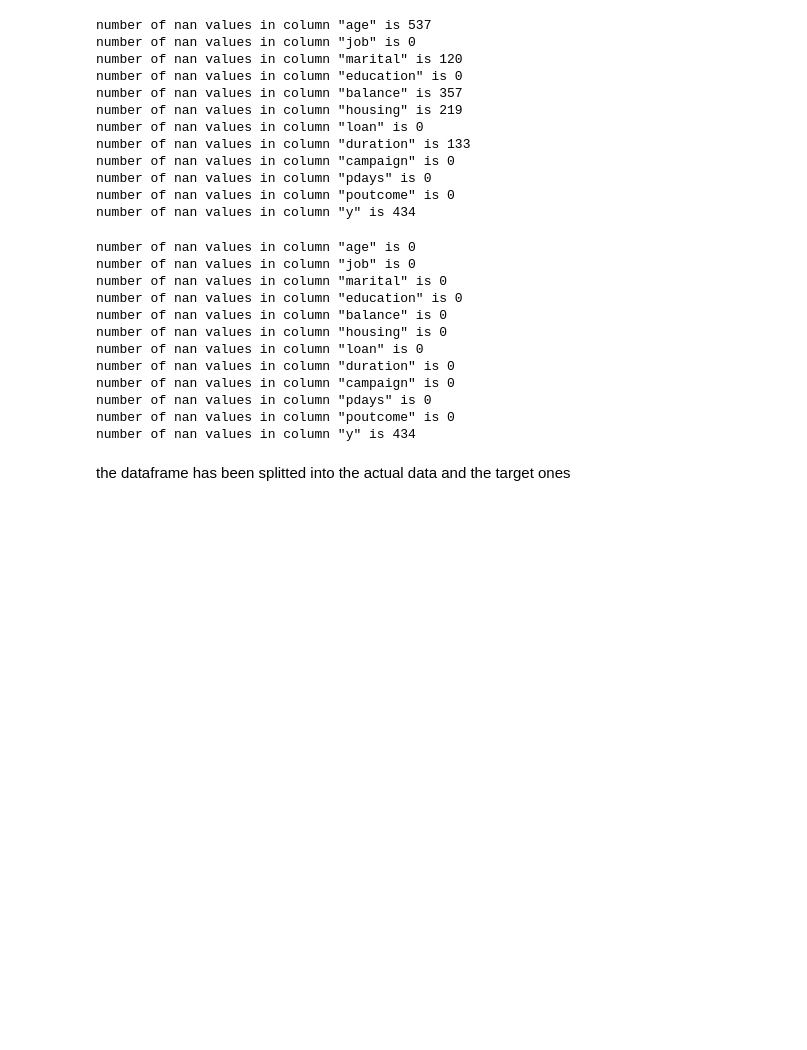
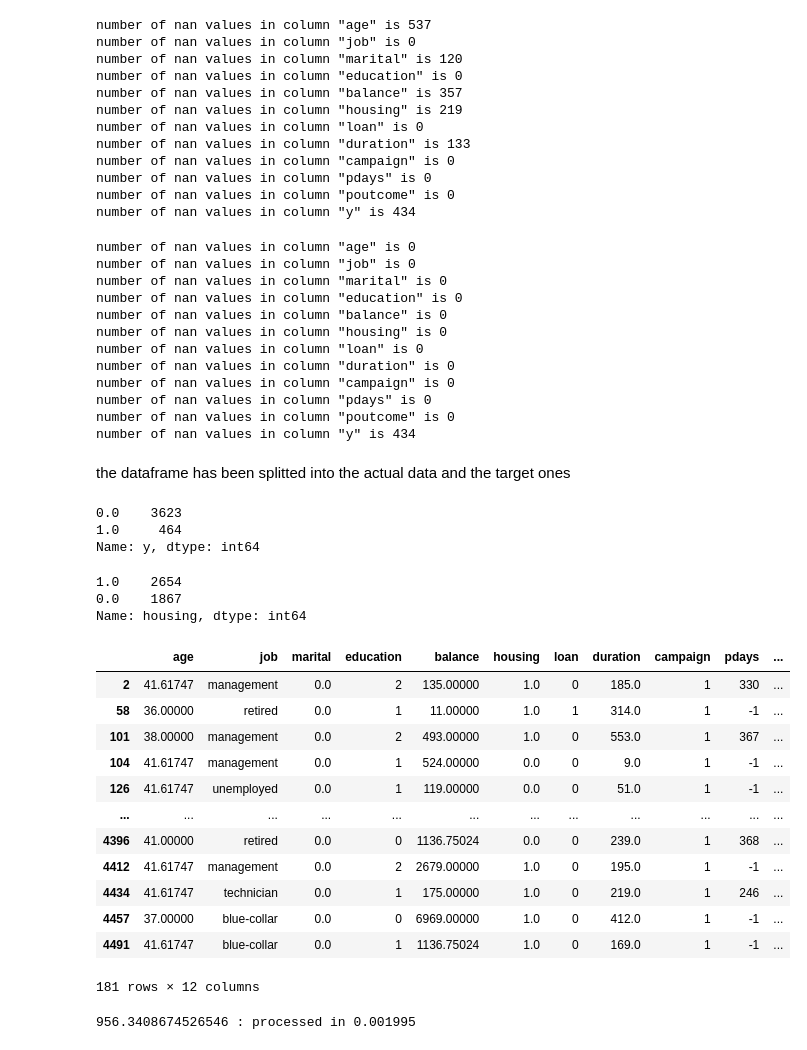
Before and after one commit to ALotov2000/ut-ai-assignment0, a Jupyter notebook: AI-CA0.ipynb, the cells around one changed output. Drawn from its saved outputs; the diff is of its cells as text; code cells hidden in the pictures; blank space fills up the shorter version.

```diff
--- a/AI-CA0.ipynb
+++ b/AI-CA0.ipynb
@@ -148,3 +152,41 @@ data = pd.DataFrame(df[pd.notna(df['y'])])
 target = pd.DataFrame(df[pd.isna(df['y'])])
 # %% [markdown]
 the dataframe has been splitted into the actual data and the target ones
+# %%
+pd.value_counts(df['y'])
+# %% [output]
+0.0    3623
+1.0     464
+Name: y, dtype: int64
+# %%
+pd.value_counts(df['housing'])
+# %% [output]
+1.0    2654
+0.0    1867
+Name: housing, dtype: int64
+# %%
+df[(df['age'] > 35) & (df['campaign'] == 1) & (df['marital'] == 0)]
+# df[np.logical_and(df['age'] > 35, np.logical_and(df['campaign'] == 1, df['marital'] == 0))]
+# %% [output]
+|  | age | job | marital | education | balance | housing | loan | duration | campaign | pdays | ... |
+| 2 | 41.61747 | management | 0.0 | 2 | 135.00000 | 1.0 | 0 | 185.0 | 1 | 330 | ... |
+| 58 | 36.00000 | retired | 0.0 | 1 | 11.00000 | 1.0 | 1 | 314.0 | 1 | -1 | ... |
+| 101 | 38.00000 | management | 0.0 | 2 | 493.00000 | 1.0 | 0 | 553.0 | 1 | 367 | ... |
+| 104 | 41.61747 | management | 0.0 | 1 | 524.00000 | 0.0 | 0 | 9.0 | 1 | -1 | ... |
+| 126 | 41.61747 | unemployed | 0.0 | 1 | 119.00000 | 0.0 | 0 | 51.0 | 1 | -1 | ... |
+| ... | ... | ... | ... | ... | ... | ... | ... | ... | ... | ... | ... |
+| 4396 | 41.00000 | retired | 0.0 | 0 | 1136.75024 | 0.0 | 0 | 239.0 | 1 | 368 | ... |
+| 4412 | 41.61747 | management | 0.0 | 2 | 2679.00000 | 1.0 | 0 | 195.0 | 1 | -1 | ... |
+| 4434 | 41.61747 | technician | 0.0 | 1 | 175.00000 | 1.0 | 0 | 219.0 | 1 | 246 | ... |
+| 4457 | 37.00000 | blue-collar | 0.0 | 0 | 6969.00000 | 1.0 | 0 | 412.0 | 1 | -1 | ... |
+| 4491 | 41.61747 | blue-collar | 0.0 | 1 | 1136.75024 | 1.0 | 0 | 169.0 | 1 | -1 | ... |
+181 rows × 12 columns
+# %%
+startTime = time.time()
+
+avg = df[df['education'] == 1]['balance'].mean()
+
+stopTime = time.time()
+print(avg, ':', 'processed in {:f}'.format(stopTime - startTime))
+# %% [output]
+956.3408674526546 : processed in 0.001995
```
Also changed, not shown: parts of 4 cells of this notebook.
